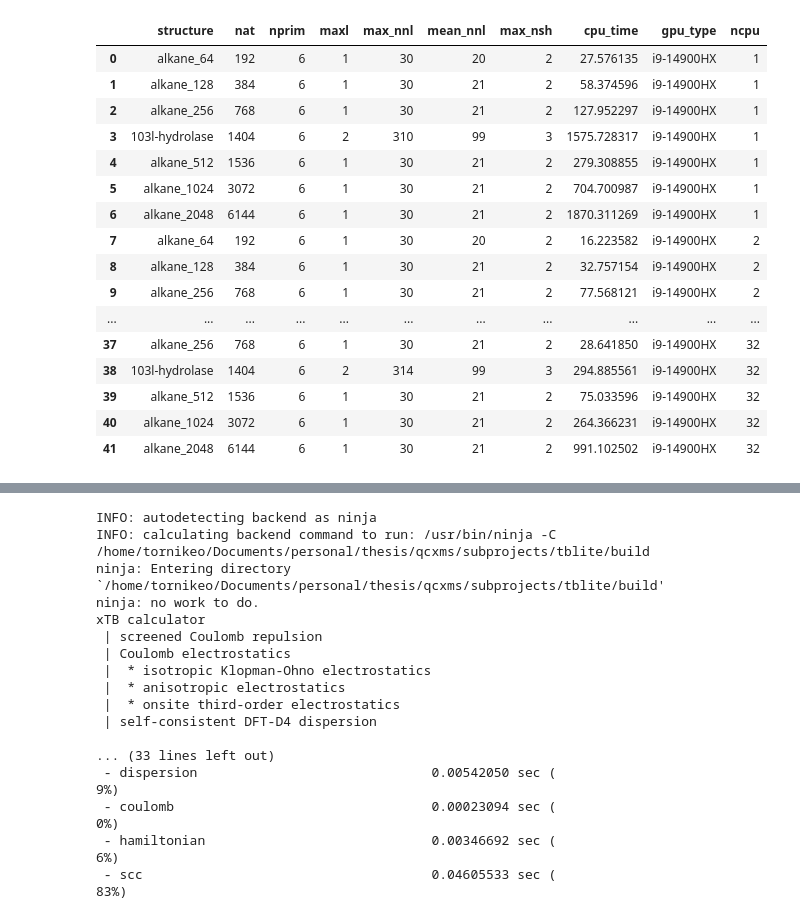
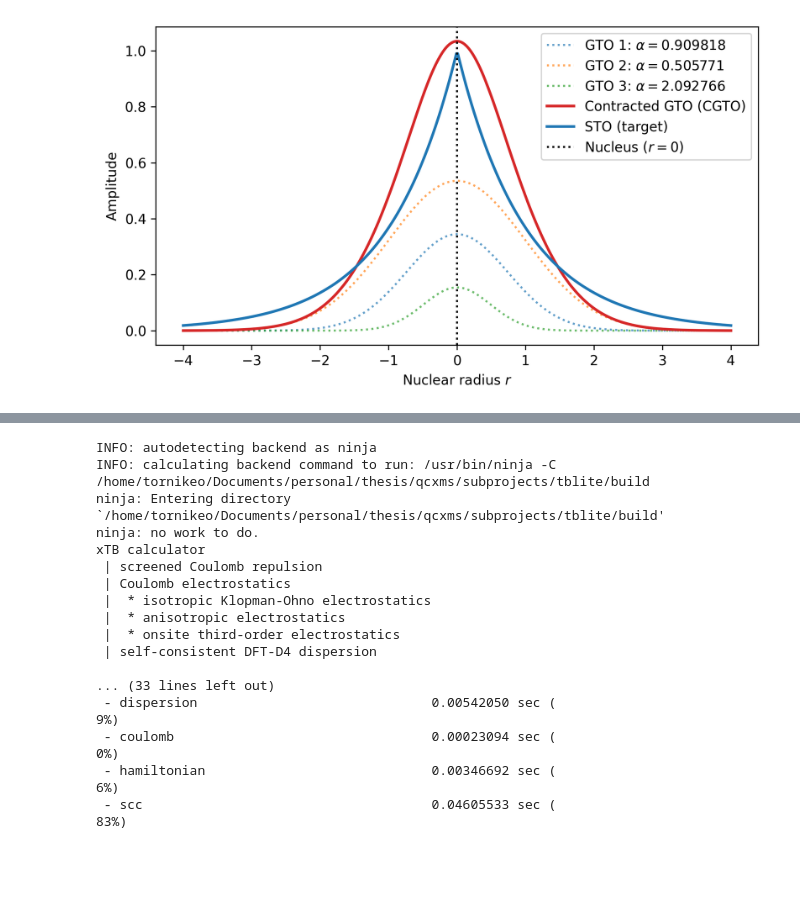
Before and after one commit to tornikeo/tblite, a Jupyter notebook: notes/make_figures.ipynb, the cells around one changed output, grey strips where cells are left out. Drawn from its saved outputs; the diff is of its cells as text; code cells hidden in the pictures; blank space fills up the shorter version.

```diff
--- a/notes/make_figures.ipynb
+++ b/notes/make_figures.ipynb
@@ -8,28 +12,33 @@ from pathlib import Path
-# %%
-cpu_data = []
-for ncpu in [1, 2, 4, 8, 16, 32]:
-    df = pd.read_csv(f'notes/data/i9-14900HX/{ncpu}cpu.csv')
-    df['gpu_type'] = 'i9-14900HX'
-    df['ncpu'] = ncpu
-    cpu_data.append(df)
-
-df = pd.concat(cpu_data, ignore_index=True)
-df
-# %% [output]
-|  | structure | nat | nprim | maxl | max_nnl | mean_nnl | max_nsh | cpu_time | gpu_type | ncpu |
-| 0 | alkane_64 | 192 | 6 | 1 | 30 | 20 | 2 | 27.576135 | i9-14900HX | 1 |
-| 1 | alkane_128 | 384 | 6 | 1 | 30 | 21 | 2 | 58.374596 | i9-14900HX | 1 |
-| 2 | alkane_256 | 768 | 6 | 1 | 30 | 21 | 2 | 127.952297 | i9-14900HX | 1 |
-| 3 | 103l-hydrolase | 1404 | 6 | 2 | 310 | 99 | 3 | 1575.728317 | i9-14900HX | 1 |
-| 4 | alkane_512 | 1536 | 6 | 1 | 30 | 21 | 2 | 279.308855 | i9-14900HX | 1 |
-| 5 | alkane_1024 | 3072 | 6 | 1 | 30 | 21 | 2 | 704.700987 | i9-14900HX | 1 |
-| 6 | alkane_2048 | 6144 | 6 | 1 | 30 | 21 | 2 | 1870.311269 | i9-14900HX | 1 |
-| 7 | alkane_64 | 192 | 6 | 1 | 30 | 20 | 2 | 16.223582 | i9-14900HX | 2 |
-| 8 | alkane_128 | 384 | 6 | 1 | 30 | 21 | 2 | 32.757154 | i9-14900HX | 2 |
-| 9 | alkane_256 | 768 | 6 | 1 | 30 | 21 | 2 | 77.568121 | i9-14900HX | 2 |
-| ... | ... | ... | ... | ... | ... | ... | ... | ... | ... | ... |
-| 37 | alkane_256 | 768 | 6 | 1 | 30 | 21 | 2 | 28.641850 | i9-14900HX | 32 |
-| 38 | 103l-hydrolase | 1404 | 6 | 2 | 314 | 99 | 3 | 294.885561 | i9-14900HX | 32 |
-| 39 | alkane_512 | 1536 | 6 | 1 | 30 | 21 | 2 | 75.033596 | i9-14900HX | 32 |
-| 40 | alkane_1024 | 3072 | 6 | 1 | 30 | 21 | 2 | 264.366231 | i9-14900HX | 32 |
-| 41 | alkane_2048 | 6144 | 6 | 1 | 30 | 21 | 2 | 991.102502 | i9-14900HX | 32 |
+# %%
+import numpy as np
+import matplotlib.pyplot as plt
+
+# Parameters
+r = np.linspace(-4, 4, 400)  # Symmetric range
+zeta = 1.0  # STO exponent
+
+# STO
+sto = np.exp(-zeta * np.abs(r))
+
+# STO-3G contraction coefficients and exponents for 1s orbital (H atom)
+alphas = [0.909818, 0.505771, 2.092766]
+coeffs = [0.344635, 0.535328, 0.154329]
+gto_curves = [c * np.exp(-a * r**2) for c, a in zip(coeffs, alphas)]
+cgto = np.sum(gto_curves, axis=0)
+
+# Plot all on one wide figure
+plt.figure(figsize=(7, 4), dpi=300)
+for i, (gto, a) in enumerate(zip(gto_curves, alphas)):
+    plt.plot(r, gto, ':', label=f'GTO {i+1}: $\\alpha={a}$', alpha=0.7)
+plt.plot(r, cgto, label='Contracted GTO (CGTO)', color='C3', linewidth=2)
+plt.plot(r, sto, '-', label='STO (target)', color='C0', linewidth=2)
+plt.axvline(0, color='k', linestyle=':', label='Nucleus ($r=0$)')
+plt.xlabel('Nuclear radius $r$')
+plt.ylabel('Amplitude')
+# plt.title('STO and its Gaussian Approximation (STO-3G, centered at nucleus $x=0$)')
+plt.legend()
+plt.tight_layout()
+plt.savefig(output_dir / 'cgto_fit.png')
+plt.show()
+# %% [output]
+[figure, added]
```
Also changed, not shown: parts of 12 cells of this notebook.
